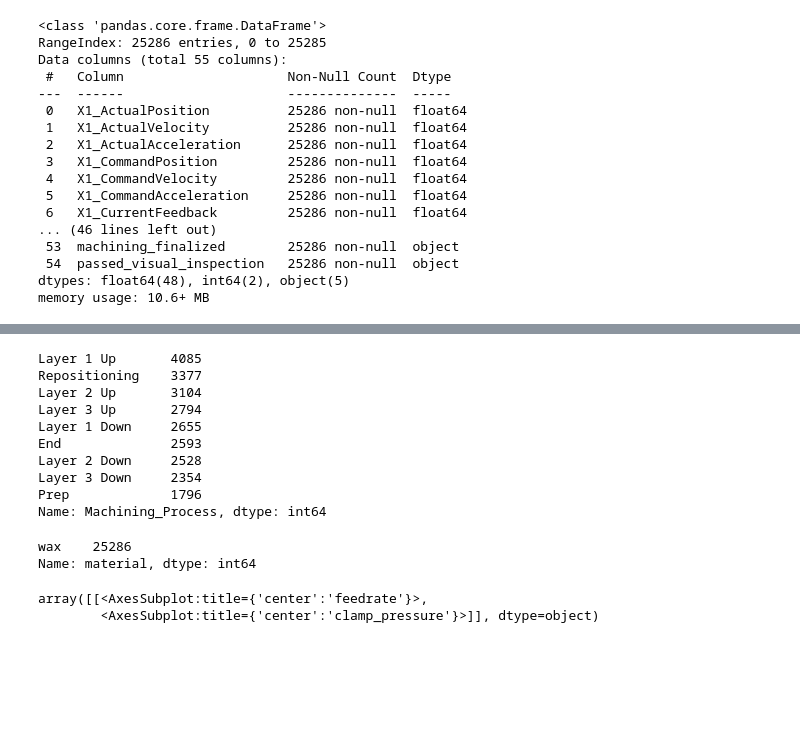
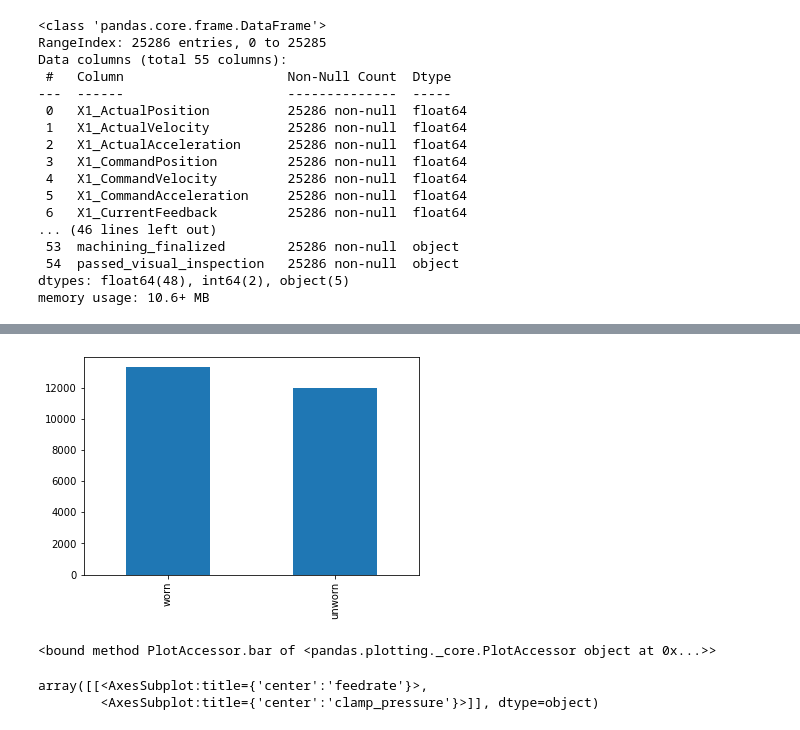
Before and after one commit to ie-ai-class/ai-2564-1, a Jupyter notebook: Topic 02 - Classification/T14_Perceptron_CNC.ipynb, the cells around one changed output, grey strips where cells are left out. Drawn from its saved outputs; the diff is of its cells as text; code cells hidden in the pictures; blank space fills up the shorter version.

```diff
--- a/Topic 02 - Classification/T14_Perceptron_CNC.ipynb
+++ b/Topic 02 - Classification/T14_Perceptron_CNC.ipynb
@@ -210,23 +225,16 @@ Name: Machining_Process, dtype: int64
 # %%
 df.replace({'Machining_Process': {'Starting':'Prep','end':'End'}}, inplace=True)
+# %%
+fig, ax = plt.subplots()
+
+df['tool_condition'].value_counts().plot.bar(ax=ax)
+display()
+# %% [output]
+[figure, added]
 # %%
-df['Machining_Process'].value_counts()
+df['material'].value_counts().plot.bar()
 # %% [output]
-Layer 1 Up       4085
-Repositioning    3377
-Layer 2 Up       3104
-Layer 3 Up       2794
-Layer 1 Down     2655
-End              2593
-Layer 2 Down     2528
-Layer 3 Down     2354
-Prep             1796
-Name: Machining_Process, dtype: int64
+<bound method PlotAccessor.bar of <pandas.plotting._core.PlotAccessor object at 0x...>>
-# %%
-df['material'].value_counts()
-# %% [output]
-wax    25286
-Name: material, dtype: int64
 # %%
 df[['feedrate','clamp_pressure','passed_visual_inspection']].hist()
 # %% [output]
```
Also changed, not shown: parts of 4 cells of this notebook.
